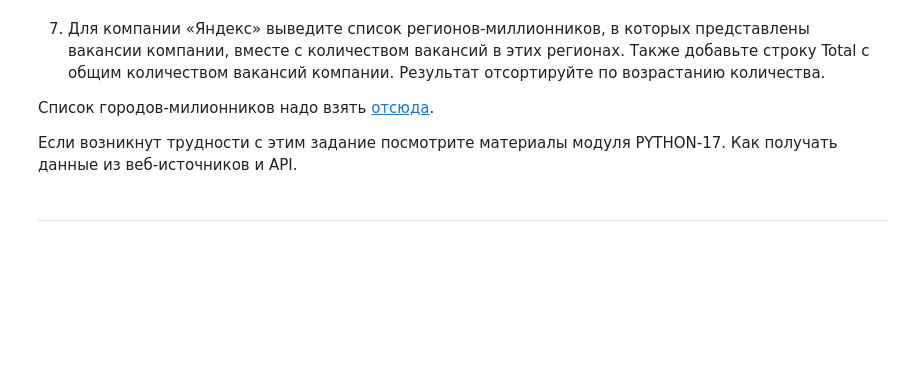
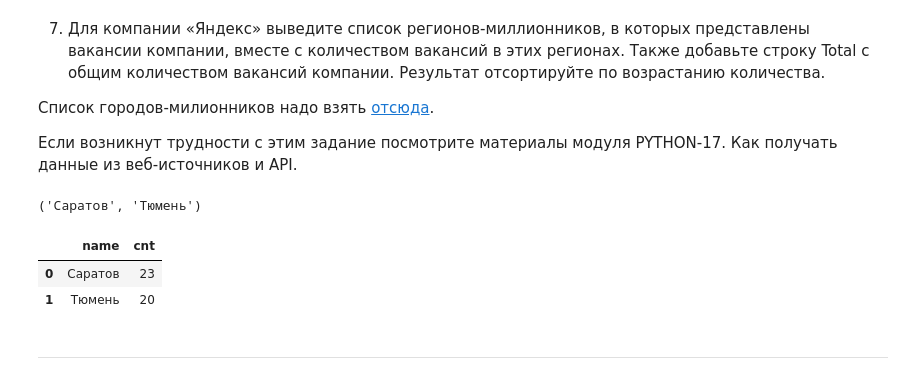
Before and after one commit to Strepitus/sf_data_science, a Jupyter notebook: project_2/Project_2_Ноутбук_шаблон.ipynb, the cells around one changed output. Cells and saved outputs as stored; diff of their text form; code cells hidden in the pictures; blank space fills up the shorter version.

```diff
--- a/project_2/Project_2_Ноутбук_шаблон.ipynb
+++ b/project_2/Project_2_Ноутбук_шаблон.ipynb
@@ -316,9 +383,37 @@ connection.close()
 Если возникнут трудности с этим задание посмотрите материалы модуля  PYTHON-17. Как получать данные из веб-источников и API.
 # %%
 # код для получения списка городов-милионников
+import urllib.parse as req
+
+path_common = req.urlparse('https://ru.wikipedia.org/wiki/Города-миллионеры_России#Список_городов-миллионеров')
+url = path_common.scheme + '://' + req.quote(path_common.netloc) +  req.quote(path_common.path) + '#'+ req.quote(path_common.fragment)
+cities = pd.read_html(url)[1]
+cities_r = tuple(cities['Город'].tolist())
+# %%
+cities_r = tuple(cities['Город'].tolist())
+display(cities_r)
+# %% [output]
+('Саратов', 'Тюмень')
+# %%
+cities_str = ', '.join([f"'{city}'" for city in cities_r])
 # %%
 # текст запроса
+query_5_7 = f'''
+    SELECT a.name, COUNT(v.id) cnt
+    FROM public.areas a
+    JOIN public.vacancies v ON v.area_id = a.id
+    JOIN public.employers e ON v.employer_id = e.id
+    WHERE e.name = 'Яндекс' AND a.name IN ({cities_str})
+    GROUP BY a.name
+    ORDER BY cnt DESC
+'''
 # %%
 # результат запроса
+df = pd.read_sql_query(query_5_7, connection)
+df
+# %% [output]
+|  | name | cnt |
+| 0 | Саратов | 23 |
+| 1 | Тюмень | 20 |
 # %% [markdown]
 ***
```
Also changed, not shown: parts of 31 cells of this notebook, 18 other files.
